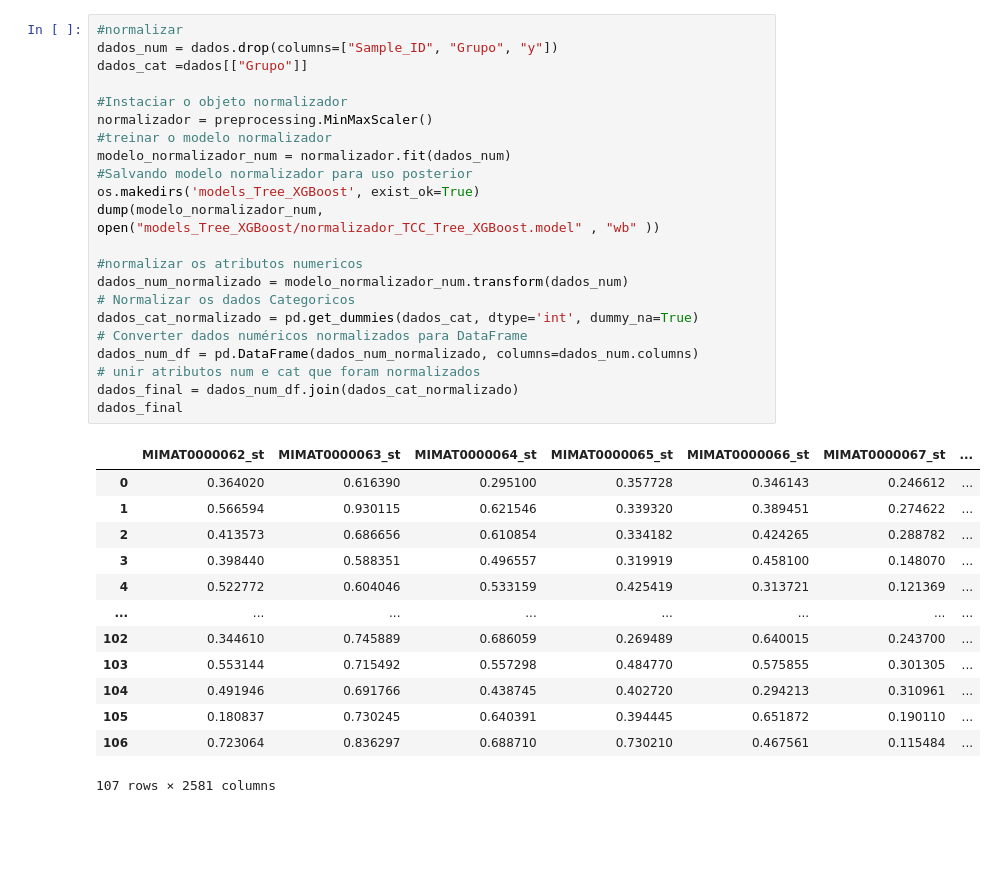
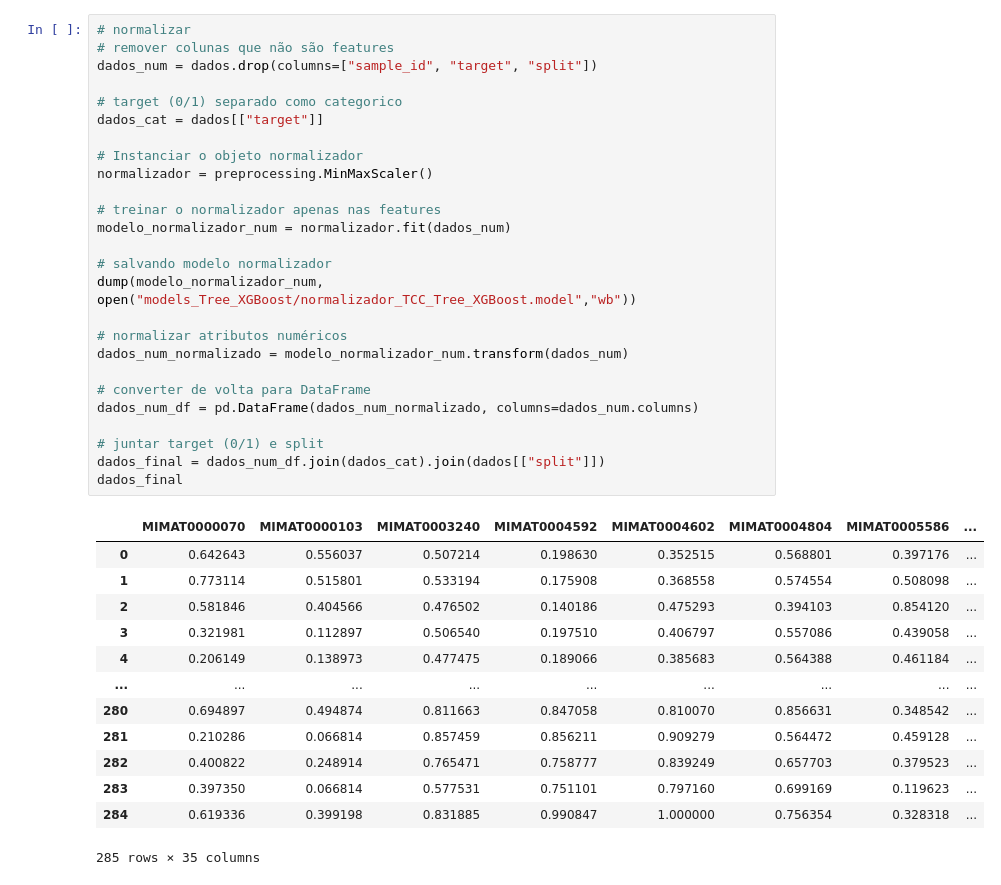
Before and after one commit to cassi-du/TCC_Mirnas, a Jupyter notebook: XGBoost/XGBoost.ipynb, the cells around one changed output. Drawn from its saved outputs; the diff is of its cells as text; blank space fills up the shorter version.

```diff
--- a/XGBoost/XGBoost.ipynb
+++ b/XGBoost/XGBoost.ipynb
@@ -42,37 +38,41 @@ dados
 # %%
-#normalizar
-dados_num = dados.drop(columns=["Sample_ID", "Grupo", "y"])
-dados_cat =dados[["Grupo"]]
+# normalizar
+# remover colunas que não são features
+dados_num = dados.drop(columns=["sample_id", "target", "split"])
 
-#Instaciar o objeto normalizador
+# target (0/1) separado como categorico
+dados_cat = dados[["target"]]
+
+# Instanciar o objeto normalizador
 normalizador = preprocessing.MinMaxScaler()
-#treinar o modelo normalizador
+
+# treinar o normalizador apenas nas features
 modelo_normalizador_num = normalizador.fit(dados_num)
-#Salvando modelo normalizador para uso posterior
-os.makedirs('models_Tree_XGBoost', exist_ok=True)
-dump(modelo_normalizador_num, open("models_Tree_XGBoost/normalizador_TCC_Tree_XGBoost.model" , "wb" ))
 
-#normalizar os atributos numericos
+# salvando modelo normalizador
+dump(modelo_normalizador_num, open("models_Tree_XGBoost/normalizador_TCC_Tree_XGBoost.model","wb"))
+
+# normalizar atributos numéricos
 dados_num_normalizado = modelo_normalizador_num.transform(dados_num)
-# Normalizar os dados Categoricos
-dados_cat_normalizado = pd.get_dummies(dados_cat, dtype='int', dummy_na=True)
-# Converter dados numéricos normalizados para DataFrame
+
+# converter de volta para DataFrame
 dados_num_df = pd.DataFrame(dados_num_normalizado, columns=dados_num.columns)
-# unir atributos num e cat que foram normalizados
-dados_final = dados_num_df.join(dados_cat_normalizado)
+
+# juntar target (0/1) e split
+dados_final = dados_num_df.join(dados_cat).join(dados[["split"]])
 dados_final
 # %% [output]
-|  | MIMAT0000062_st | MIMAT0000063_st | MIMAT0000064_st | MIMAT0000065_st | MIMAT0000066_st | MIMAT0000067_st | ... |
-| 0 | 0.364020 | 0.616390 | 0.295100 | 0.357728 | 0.346143 | 0.246612 | ... |
-| 1 | 0.566594 | 0.930115 | 0.621546 | 0.339320 | 0.389451 | 0.274622 | ... |
-| 2 | 0.413573 | 0.686656 | 0.610854 | 0.334182 | 0.424265 | 0.288782 | ... |
-| 3 | 0.398440 | 0.588351 | 0.496557 | 0.319919 | 0.458100 | 0.148070 | ... |
-| 4 | 0.522772 | 0.604046 | 0.533159 | 0.425419 | 0.313721 | 0.121369 | ... |
-| ... | ... | ... | ... | ... | ... | ... | ... |
-| 102 | 0.344610 | 0.745889 | 0.686059 | 0.269489 | 0.640015 | 0.243700 | ... |
-| 103 | 0.553144 | 0.715492 | 0.557298 | 0.484770 | 0.575855 | 0.301305 | ... |
-| 104 | 0.491946 | 0.691766 | 0.438745 | 0.402720 | 0.294213 | 0.310961 | ... |
-| 105 | 0.180837 | 0.730245 | 0.640391 | 0.394445 | 0.651872 | 0.190110 | ... |
-| 106 | 0.723064 | 0.836297 | 0.688710 | 0.730210 | 0.467561 | 0.115484 | ... |
+|  | MIMAT0000070 | MIMAT0000103 | MIMAT0003240 | MIMAT0004592 | MIMAT0004602 | MIMAT0004804 | MIMAT0005586 | ... |
+| 0 | 0.642643 | 0.556037 | 0.507214 | 0.198630 | 0.352515 | 0.568801 | 0.397176 | ... |
+| 1 | 0.773114 | 0.515801 | 0.533194 | 0.175908 | 0.368558 | 0.574554 | 0.508098 | ... |
+| 2 | 0.581846 | 0.404566 | 0.476502 | 0.140186 | 0.475293 | 0.394103 | 0.854120 | ... |
+| 3 | 0.321981 | 0.112897 | 0.506540 | 0.197510 | 0.406797 | 0.557086 | 0.439058 | ... |
+| 4 | 0.206149 | 0.138973 | 0.477475 | 0.189066 | 0.385683 | 0.564388 | 0.461184 | ... |
+| ... | ... | ... | ... | ... | ... | ... | ... | ... |
+| 280 | 0.694897 | 0.494874 | 0.811663 | 0.847058 | 0.810070 | 0.856631 | 0.348542 | ... |
+| 281 | 0.210286 | 0.066814 | 0.857459 | 0.856211 | 0.909279 | 0.564472 | 0.459128 | ... |
+| 282 | 0.400822 | 0.248914 | 0.765471 | 0.758777 | 0.839249 | 0.657703 | 0.379523 | ... |
+| 283 | 0.397350 | 0.066814 | 0.577531 | 0.751101 | 0.797160 | 0.699169 | 0.119623 | ... |
+| 284 | 0.619336 | 0.399198 | 0.831885 | 0.990847 | 1.000000 | 0.756354 | 0.328318 | ... |
-107 rows × 2581 columns
+285 rows × 35 columns
 # %%
```
Also changed, not shown: parts of 7 cells of this notebook, 12 other files.
